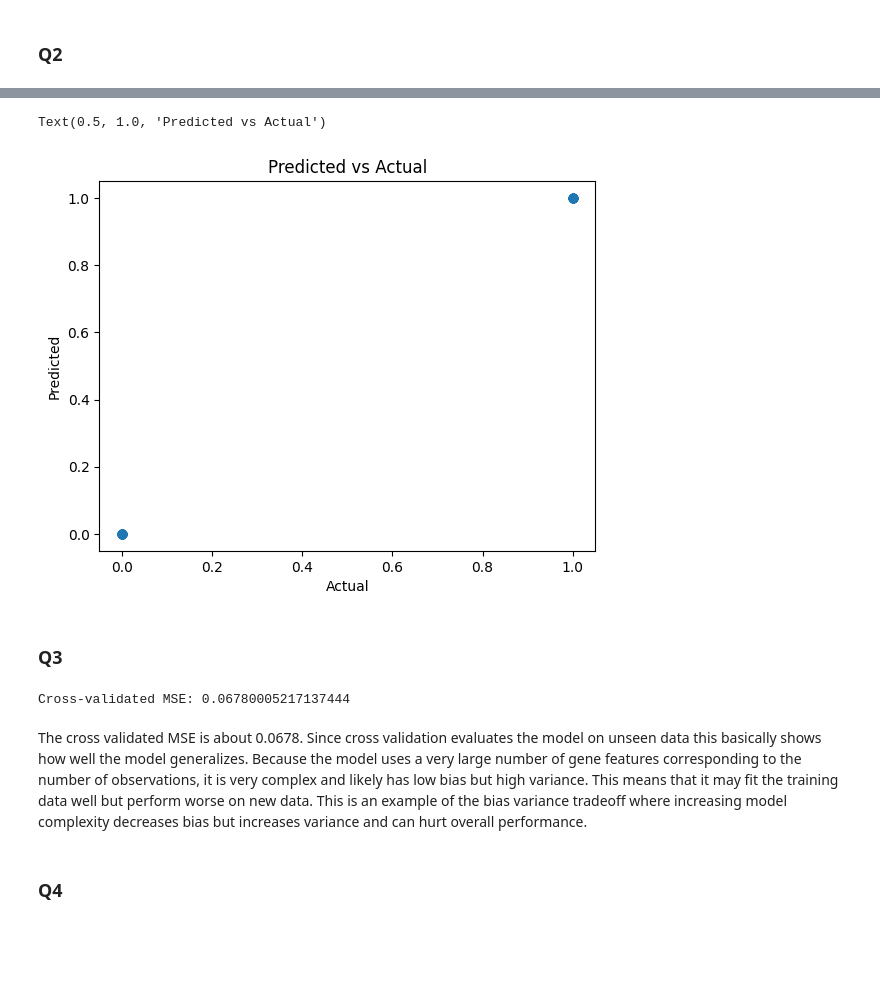
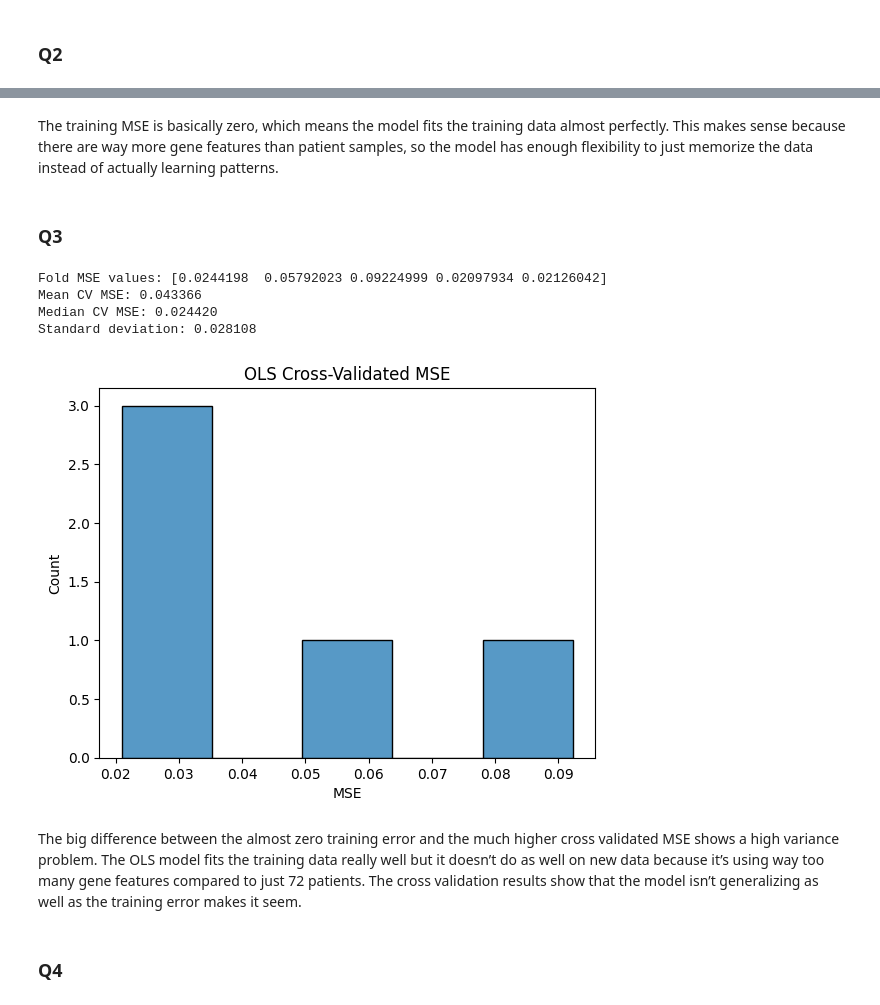
Before and after one commit to clairicelou/undergrad_ml_assignments, a Jupyter notebook: genomics_lab.ipynb, the cells around one changed output, grey strips where cells are left out. Drawn from its saved outputs; the diff is of its cells as text; code cells hidden in the pictures; blank space fills up the shorter version.

```diff
--- a/genomics_lab.ipynb
+++ b/genomics_lab.ipynb
@@ -84,27 +98,36 @@ plt.show()
-# %%
-plt.scatter(y, y_hat)
-plt.xlabel("Actual")
-plt.ylabel("Predicted")
-plt.title("Predicted vs Actual")
-# %% [output]
-Text(0.5, 1.0, 'Predicted vs Actual')
-[figure, removed]
+# %% [markdown]
+The training MSE is basically zero, which means the model fits the training data almost perfectly. This makes sense because there are way more gene features than patient samples, so the model has enough flexibility to just memorize the data instead of actually learning patterns.
 # %% [markdown]
 ### Q3
 # %%
-from sklearn.linear_model import LinearRegression
-from sklearn.model_selection import cross_val_score
-import numpy as np
+kfold = KFold(n_splits=5, shuffle=True, random_state=100)
+cv_scores = cross_val_score(
+    LinearRegression(),
+    X,
+    y,
+    cv=kfold,
+    scoring='neg_mean_squared_error'
+)
+cv_mse = -cv_scores
 
-model = LinearRegression()
-
-cv_mse = -cross_val_score(model, X, y, cv=10, scoring='neg_mean_squared_error')
-
-print(f"Cross-validated MSE: {cv_mse.mean()}")
+print('Fold MSE values:', cv_mse)
+print(f'Mean CV MSE: {cv_mse.mean():.6f}')
+print(f'Median CV MSE: {np.median(cv_mse):.6f}')
+print(f'Standard deviation: {cv_mse.std():.6f}')
 # %% [output]
-Cross-validated MSE: 0.06780005217137444
+Fold MSE values: [0.0244198  0.05792023 0.09224999 0.02097934 0.02126042]
+Mean CV MSE: 0.043366
+Median CV MSE: 0.024420
+Standard deviation: 0.028108
+# %%
+sns.histplot(cv_mse, bins=5)
+plt.title('OLS Cross-Validated MSE')
+plt.xlabel('MSE')
+plt.show()
+# %% [output]
+[figure, added]
 # %% [markdown]
-The cross validated MSE is about 0.0678. Since cross validation evaluates the model on unseen data this basically shows how well the model generalizes. Because the model uses a very large number of gene features corresponding to the number of observations, it is very complex and likely has low bias but high variance. This means that it may fit the training data well but perform worse on new data. This is an example of the bias variance tradeoff where increasing model complexity decreases bias but increases variance and can hurt overall performance.
+The big difference between the almost zero training error and the much higher cross validated MSE shows a high variance problem. The OLS model fits the training data really well but it doesn’t do as well on new data because it’s using way too many gene features compared to just 72 patients. The cross validation results show that the model isn’t generalizing as well as the training error makes it seem.
 # %% [markdown]
 ### Q4
 # %%
```
Also changed, not shown: parts of 25 cells of this notebook, 2 other files.
